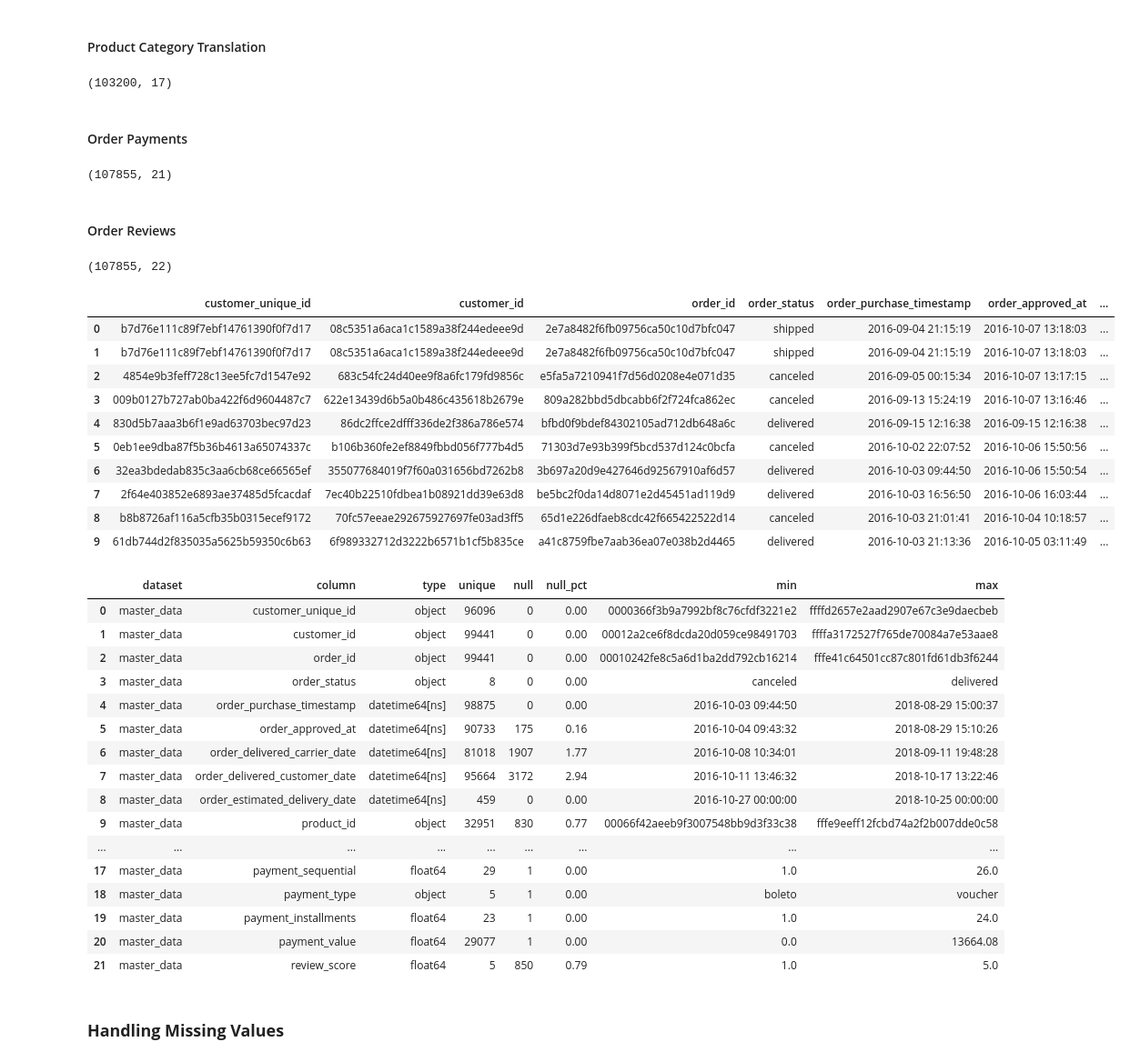
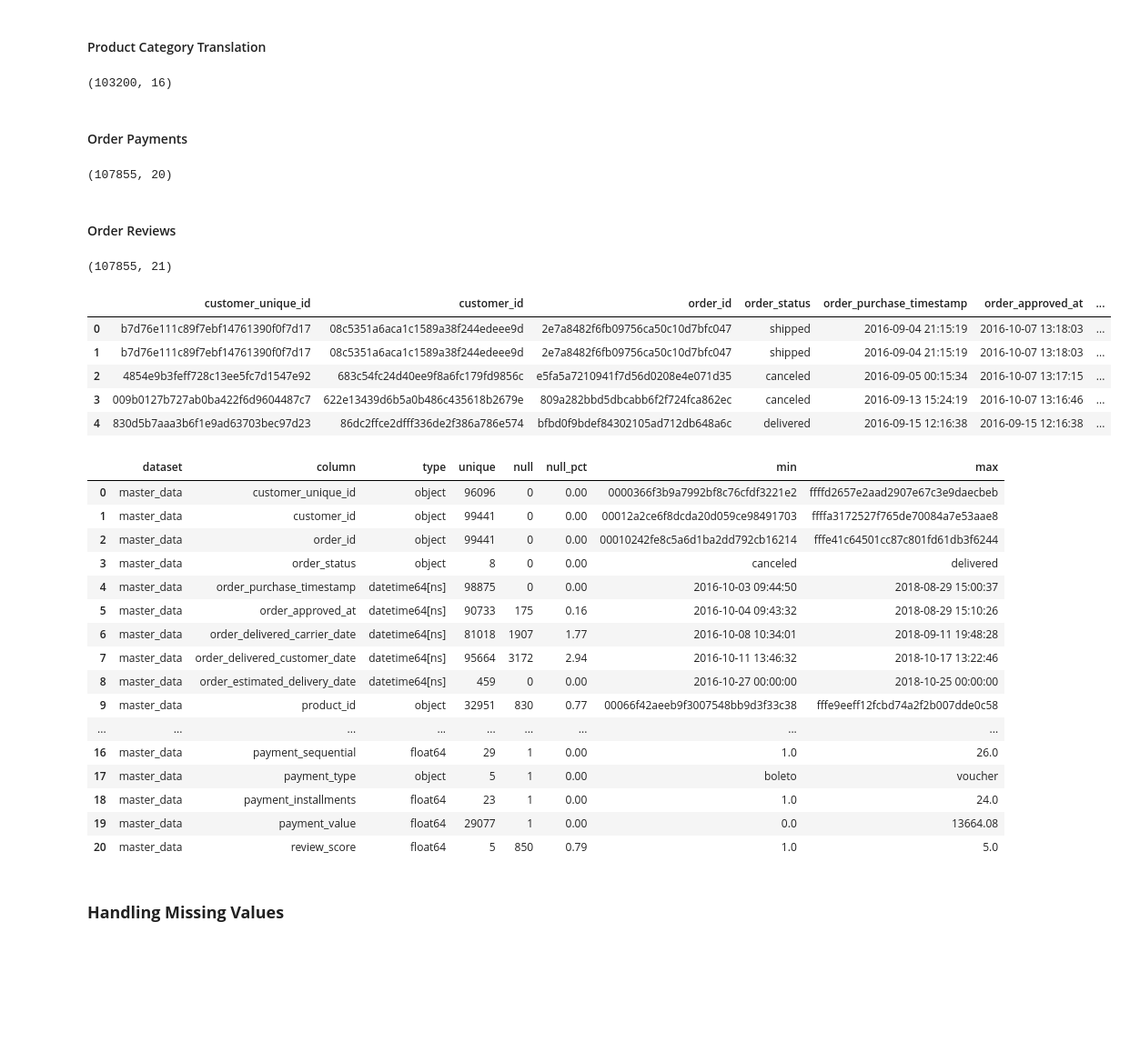
Before and after one commit to aridiawan/ecommerce-analysis, a Jupyter notebook: notebooks/1.0.2-data-preparation.ipynb, the cells around one changed output. Shown at 91% size. Saved outputs shown, nothing was run; the diff lists cells and outputs as text; code cells hidden in the pictures; blank space fills up the shorter version.

Commit message:
update data prep

```diff
--- a/notebooks/1.0.2-data-preparation.ipynb
+++ b/notebooks/1.0.2-data-preparation.ipynb
@@ -6,8 +6,6 @@ import os
 import glob
 
 import re
-
-pd.options.display.max_columns = None
 
 import os
 import glob
@@ -18,5 +16,6 @@ import seaborn as sns
 import matplotlib.pyplot as plt
 import warnings
 warnings.filterwarnings("ignore")
-#pd.set_option("display.max_rows", None)
 pd.set_option("display.max_columns", None)
+pd.set_option("display.max_colwidth", None)
+pd.set_option("display.max_rows", None)
@@ -170,2 +153,5 @@ pd.concat([skim(dfs[n], n) for n in dfs.keys()], sort=False, ignore_index=True)
+# %%
+pd.reset_option('display.max_colwidth')
+pd.reset_option('display.max_rows')
 # %% [markdown]
 #### **olist_customers_dataset**
@@ -426,6 +391,6 @@ master_data.shape
 # %% [markdown]
 #### Order Items
 # %%
-master_data = master_data.merge(new_order_items, on="order_id", how="left")
+master_data = master_data.merge(new_order_items[["order_id", "product_id", "seller_id", "price", "freight_value", "order_item_count"]], on="order_id", how="left")
 master_data.shape
 # %% [output]
@@ -443,36 +408,31 @@ master_data.shape
 master_data = master_data.merge(product_category_translation, on="product_category_name", how="left")
 master_data.shape
 # %% [output]
-(103200, 17)
+(103200, 16)
 # %% [markdown]
 #### Order Payments
 # %%
 master_data = master_data.merge(order_payments, on="order_id", how="left")
 master_data.shape
 # %% [output]
-(107855, 21)
+(107855, 20)
 # %% [markdown]
 #### Order Reviews
 # %%
 master_data = master_data.merge(order_reviews[["order_id", "review_score"]], on="order_id", how="left")
 master_data.shape
 # %% [output]
-(107855, 22)
+(107855, 21)
 # %%
 master_data.sort_values(by=["order_purchase_timestamp", "customer_unique_id", "order_id", "payment_sequential"], inplace=True, ignore_index=True)
-master_data.head(10)
+master_data.head()
 # %% [output]
 |  | customer_unique_id | customer_id | order_id | order_status | order_purchase_timestamp | order_approved_at | ... |
 | 0 | b7d76e111c89f7ebf14761390f0f7d17 | 08c5351a6aca1c1589a38f244edeee9d | 2e7a8482f6fb09756ca50c10d7bfc047 | shipped | 2016-09-04 21:15:19 | 2016-10-07 13:18:03 | ... |
 | 1 | b7d76e111c89f7ebf14761390f0f7d17 | 08c5351a6aca1c1589a38f244edeee9d | 2e7a8482f6fb09756ca50c10d7bfc047 | shipped | 2016-09-04 21:15:19 | 2016-10-07 13:18:03 | ... |
 | 2 | 4854e9b3feff728c13ee5fc7d1547e92 | 683c54fc24d40ee9f8a6fc179fd9856c | e5fa5a7210941f7d56d0208e4e071d35 | canceled | 2016-09-05 00:15:34 | 2016-10-07 13:17:15 | ... |
 | 3 | 009b0127b727ab0ba422f6d9604487c7 | 622e13439d6b5a0b486c435618b2679e | 809a282bbd5dbcabb6f2f724fca862ec | canceled | 2016-09-13 15:24:19 | 2016-10-07 13:16:46 | ... |
 | 4 | 830d5b7aaa3b6f1e9ad63703bec97d23 | 86dc2ffce2dfff336de2f386a786e574 | bfbd0f9bdef84302105ad712db648a6c | delivered | 2016-09-15 12:16:38 | 2016-09-15 12:16:38 | ... |
-| 5 | 0eb1ee9dba87f5b36b4613a65074337c | b106b360fe2ef8849fbbd056f777b4d5 | 71303d7e93b399f5bcd537d124c0bcfa | canceled | 2016-10-02 22:07:52 | 2016-10-06 15:50:56 | ... |
-| 6 | 32ea3bdedab835c3aa6cb68ce66565ef | 355077684019f7f60a031656bd7262b8 | 3b697a20d9e427646d92567910af6d57 | delivered | 2016-10-03 09:44:50 | 2016-10-06 15:50:54 | ... |
-| 7 | 2f64e403852e6893ae37485d5fcacdaf | 7ec40b22510fdbea1b08921dd39e63d8 | be5bc2f0da14d8071e2d45451ad119d9 | delivered | 2016-10-03 16:56:50 | 2016-10-06 16:03:44 | ... |
-| 8 | b8b8726af116a5cfb35b0315ecef9172 | 70fc57eeae292675927697fe03ad3ff5 | 65d1e226dfaeb8cdc42f665422522d14 | canceled | 2016-10-03 21:01:41 | 2016-10-04 10:18:57 | ... |
-| 9 | 61db744d2f835035a5625b59350c6b63 | 6f989332712d3222b6571b1cf5b835ce | a41c8759fbe7aab36ea07e038b2d4465 | delivered | 2016-10-03 21:13:36 | 2016-10-05 03:11:49 | ... |
 # %%
 skim(master_data, "master_data")
 # %% [output]
@@ -488,10 +448,10 @@ skim(master_data, "master_data")
 | 8 | master_data | order_estimated_delivery_date | datetime64[ns] | 459 | 0 | 0.00 | 2016-10-27 00:00:00 | 2018-10-25 00:00:00 |
 | 9 | master_data | product_id | object | 32951 | 830 | 0.77 | 00066f42aeeb9f3007548bb9d3f33c38 | fffe9eeff12fcbd74a2f2b007dde0c58 |
 | ... | ... | ... | ... | ... | ... | ... | ... | ... |
-| 17 | master_data | payment_sequential | float64 | 29 | 1 | 0.00 | 1.0 | 26.0 |
-| 18 | master_data | payment_type | object | 5 | 1 | 0.00 | boleto | voucher |
-| 19 | master_data | payment_installments | float64 | 23 | 1 | 0.00 | 1.0 | 24.0 |
-| 20 | master_data | payment_value | float64 | 29077 | 1 | 0.00 | 0.0 | 13664.08 |
-| 21 | master_data | review_score | float64 | 5 | 850 | 0.79 | 1.0 | 5.0 |
+| 16 | master_data | payment_sequential | float64 | 29 | 1 | 0.00 | 1.0 | 26.0 |
+| 17 | master_data | payment_type | object | 5 | 1 | 0.00 | boleto | voucher |
+| 18 | master_data | payment_installments | float64 | 23 | 1 | 0.00 | 1.0 | 24.0 |
+| 19 | master_data | payment_value | float64 | 29077 | 1 | 0.00 | 0.0 | 13664.08 |
+| 20 | master_data | review_score | float64 | 5 | 850 | 0.79 | 1.0 | 5.0 |
 # %% [markdown]
 ### **Handling Missing Values**
```
Also changed, not shown: parts of 75 cells of this notebook, 1 other file.
